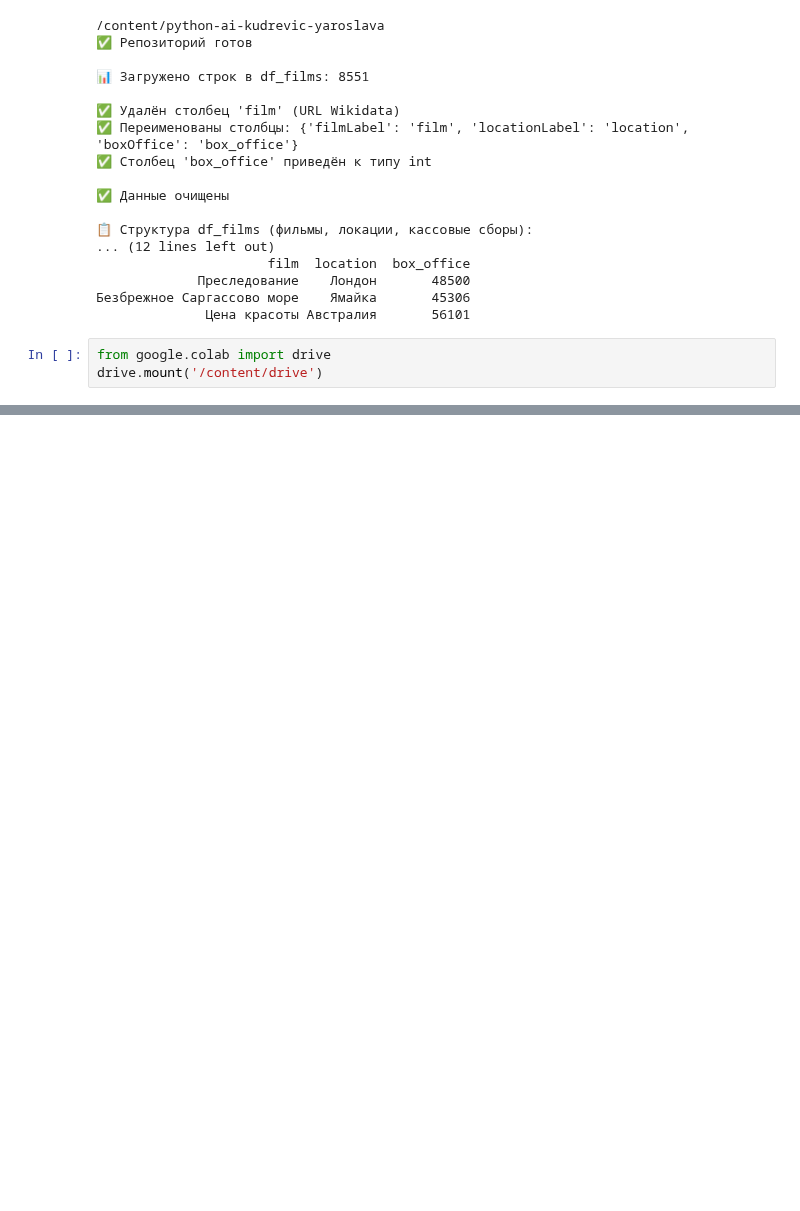
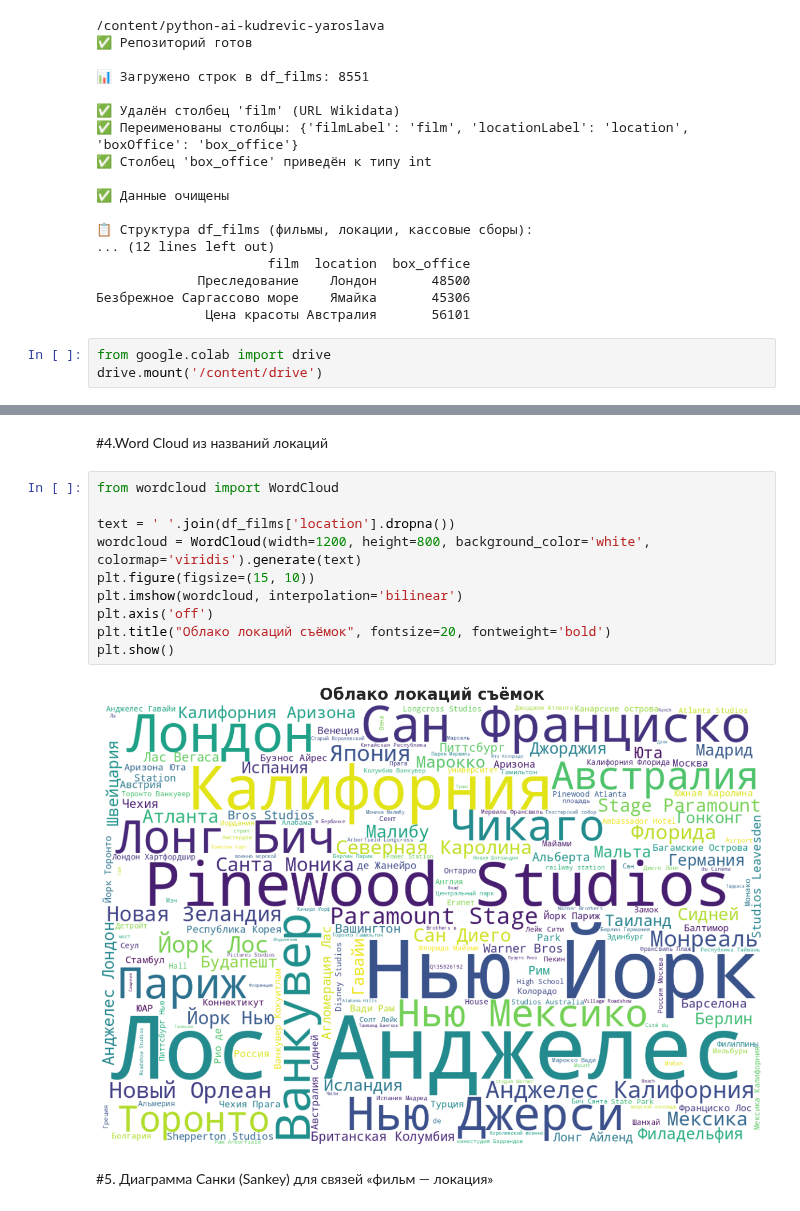
Before and after one commit to aroslavakudrevic577-coder/python-ai-kudrevic-yaroslava, a Jupyter notebook: notebooks/week3_visualization.ipynb, the cells around one changed output, grey strips where cells are left out. Drawn from its saved outputs; the diff is of its cells as text; blank space fills up the shorter version.

```diff
--- a/notebooks/week3_visualization.ipynb
+++ b/notebooks/week3_visualization.ipynb
@@ -2442,0 +386,16 @@ print("\n" + "="*70)
+# %% [markdown]
+#4.Word Cloud из названий локаций
+# %%
+from wordcloud import WordCloud
+
+text = ' '.join(df_films['location'].dropna())
+wordcloud = WordCloud(width=1200, height=800, background_color='white', colormap='viridis').generate(text)
+plt.figure(figsize=(15, 10))
+plt.imshow(wordcloud, interpolation='bilinear')
+plt.axis('off')
+plt.title("Облако локаций съёмок", fontsize=20, fontweight='bold')
+plt.show()
+# %% [output]
+[figure, added]
+# %% [markdown]
+#5. Диаграмма Санки (Sankey) для связей «фильм — локация»
```
Also changed, not shown: parts of 52 cells of this notebook.
